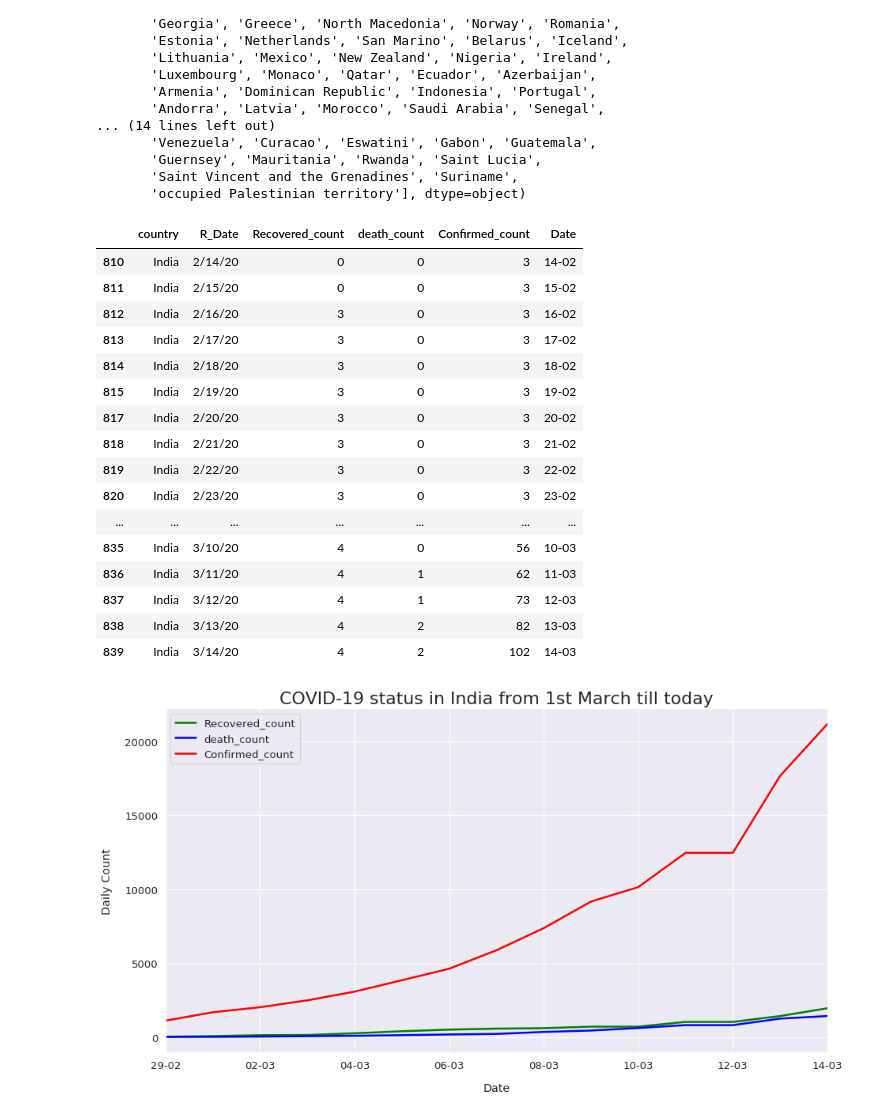
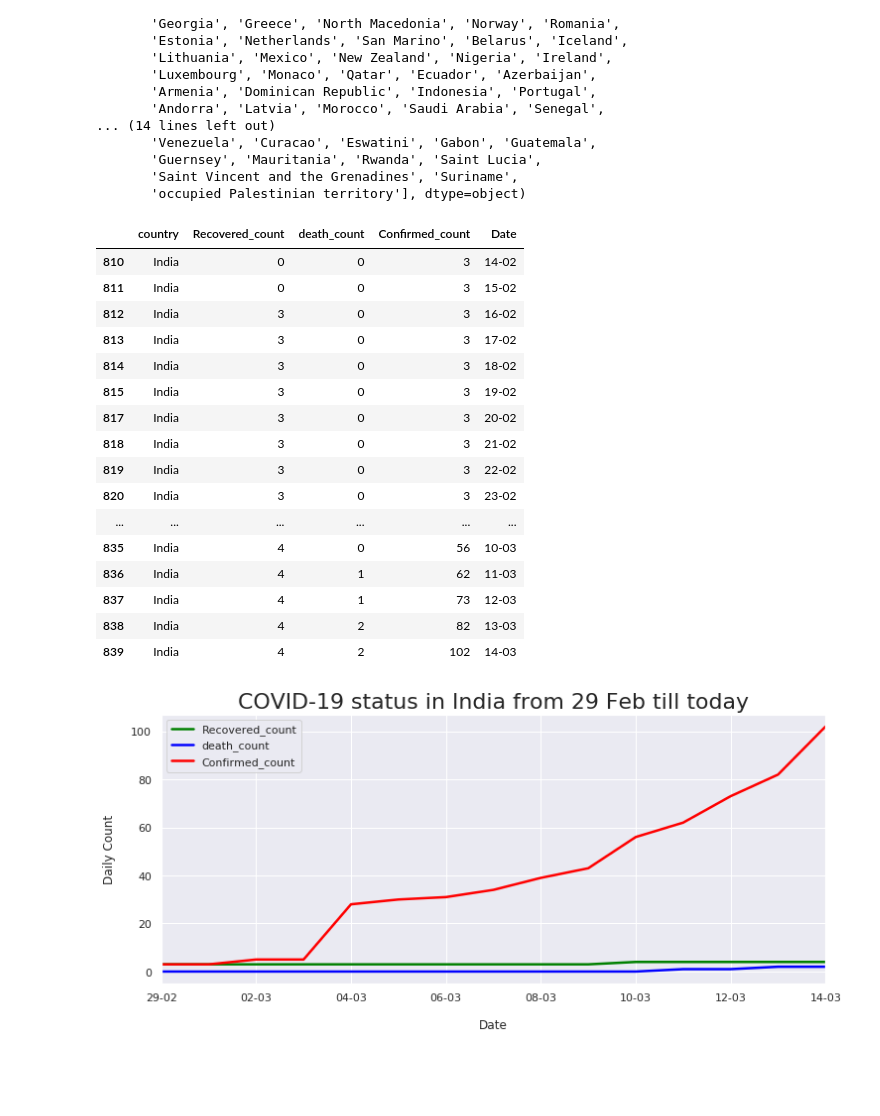
Before and after one commit to radhika1112/Real-time-COVID-19-analysis, a Jupyter notebook: COVID_19_Analysis_on_real_time_data.ipynb, the cells around one changed output. Cells and saved outputs as stored; diff of their text form; code cells hidden in the pictures; blank space fills up the shorter version.

```diff
--- a/COVID_19_Analysis_on_real_time_data.ipynb
+++ b/COVID_19_Analysis_on_real_time_data.ipynb
@@ -215,40 +216,41 @@ array(['Thailand', 'Japan', 'Singapore', 'Nepal', 'Malaysia', 'Canada',
        'occupied Palestinian territory'], dtype=object)
 # %%
 count_in_India = result[result['country']=='India']
+count_in_India.drop(['R_Date'], axis=1, inplace=True)
 # %%
 count_in_India.tail(30)
 # %% [output]
-|  | country | R_Date | Recovered_count | death_count | Confirmed_count | Date |
-| 810 | India | 2/14/20 | 0 | 0 | 3 | 14-02 |
-| 811 | India | 2/15/20 | 0 | 0 | 3 | 15-02 |
-| 812 | India | 2/16/20 | 3 | 0 | 3 | 16-02 |
-| 813 | India | 2/17/20 | 3 | 0 | 3 | 17-02 |
-| 814 | India | 2/18/20 | 3 | 0 | 3 | 18-02 |
-| 815 | India | 2/19/20 | 3 | 0 | 3 | 19-02 |
-| 817 | India | 2/20/20 | 3 | 0 | 3 | 20-02 |
-| 818 | India | 2/21/20 | 3 | 0 | 3 | 21-02 |
-| 819 | India | 2/22/20 | 3 | 0 | 3 | 22-02 |
-| 820 | India | 2/23/20 | 3 | 0 | 3 | 23-02 |
-| ... | ... | ... | ... | ... | ... | ... |
-| 835 | India | 3/10/20 | 4 | 0 | 56 | 10-03 |
-| 836 | India | 3/11/20 | 4 | 1 | 62 | 11-03 |
-| 837 | India | 3/12/20 | 4 | 1 | 73 | 12-03 |
-| 838 | India | 3/13/20 | 4 | 2 | 82 | 13-03 |
-| 839 | India | 3/14/20 | 4 | 2 | 102 | 14-03 |
+|  | country | Recovered_count | death_count | Confirmed_count | Date |
+| 810 | India | 0 | 0 | 3 | 14-02 |
+| 811 | India | 0 | 0 | 3 | 15-02 |
+| 812 | India | 3 | 0 | 3 | 16-02 |
+| 813 | India | 3 | 0 | 3 | 17-02 |
+| 814 | India | 3 | 0 | 3 | 18-02 |
+| 815 | India | 3 | 0 | 3 | 19-02 |
+| 817 | India | 3 | 0 | 3 | 20-02 |
+| 818 | India | 3 | 0 | 3 | 21-02 |
+| 819 | India | 3 | 0 | 3 | 22-02 |
+| 820 | India | 3 | 0 | 3 | 23-02 |
+| ... | ... | ... | ... | ... | ... |
+| 835 | India | 4 | 0 | 56 | 10-03 |
+| 836 | India | 4 | 1 | 62 | 11-03 |
+| 837 | India | 4 | 1 | 73 | 12-03 |
+| 838 | India | 4 | 2 | 82 | 13-03 |
+| 839 | India | 4 | 2 | 102 | 14-03 |
 # %%
 import seaborn as sns;
 import matplotlib.pyplot as plt
 
-sns.set(font_scale=1.2)
-count_in_India.iloc[-15:,:].set_index('Date')['Recovered_count'].plot(figsize=(15, 8), linewidth=2.5, color='green')
-count_in_India.iloc[-15:,:].set_index('Date')['death_count'].plot(figsize=(15, 8), linewidth=2.5, color='blue')
-count_in_India.iloc[-15:,:].set_index('Date')['Confirmed_count'].plot(figsize=(15, 8), linewidth=2.5, color='red')
+sns.set(font_scale=1.0)
+count_in_India.iloc[-15:,:].set_index('Date')['Recovered_count'].plot(figsize=(12, 5), linewidth=2.5, color='green')
+count_in_India.iloc[-15:,:].set_index('Date')['death_count'].plot(figsize=(12, 5), linewidth=2.5, color='blue')
+count_in_India.iloc[-15:,:].set_index('Date')['Confirmed_count'].plot(figsize=(12, 5), linewidth=2.5, color='red')
 plt.xlabel("Date", labelpad=15)
 plt.ylabel("Daily Count", labelpad=15)
 plt.legend()
-plt.title("COVID-19 status in India from 1st March till today", y=1.0, fontsize=22);
+plt.title("COVID-19 status in India from 29 Feb till today", y=1.0, fontsize=22);
 # %% [output]
-[figure, old version]
+[figure, new version]
 # %%
 count_in_Italy = result[result['country']=='Italy']
 
```
Also changed, not shown: parts of 1 cell of this notebook.
